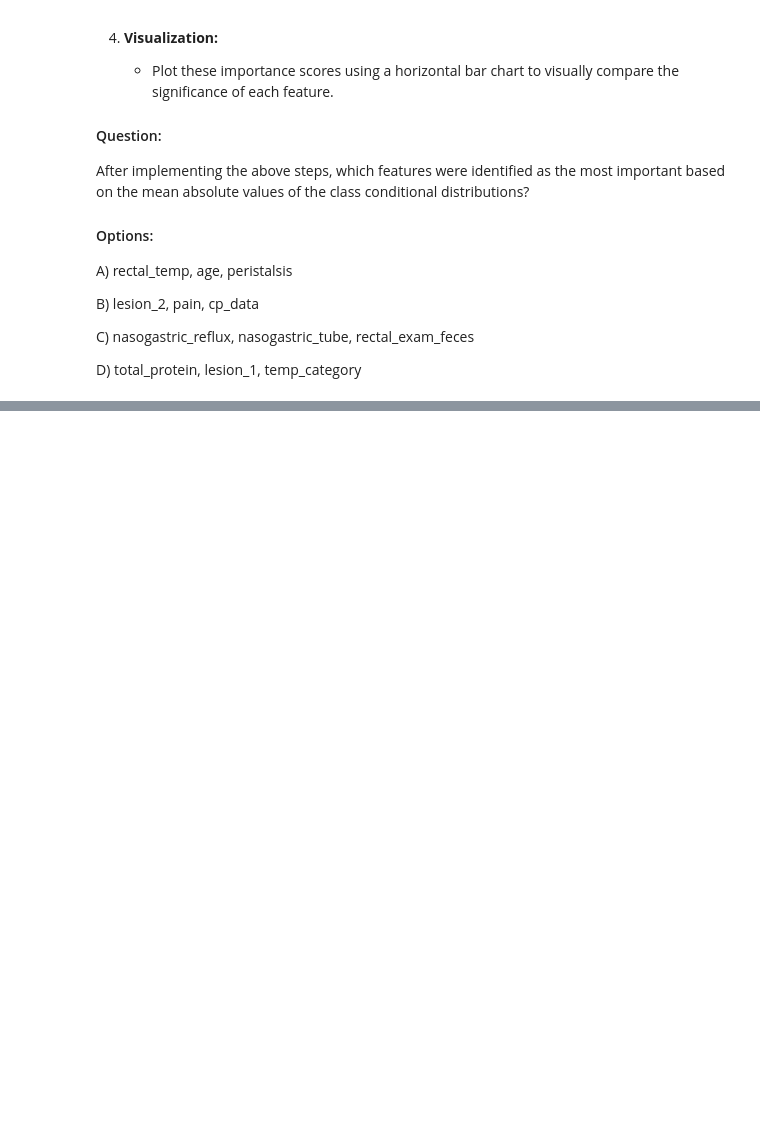
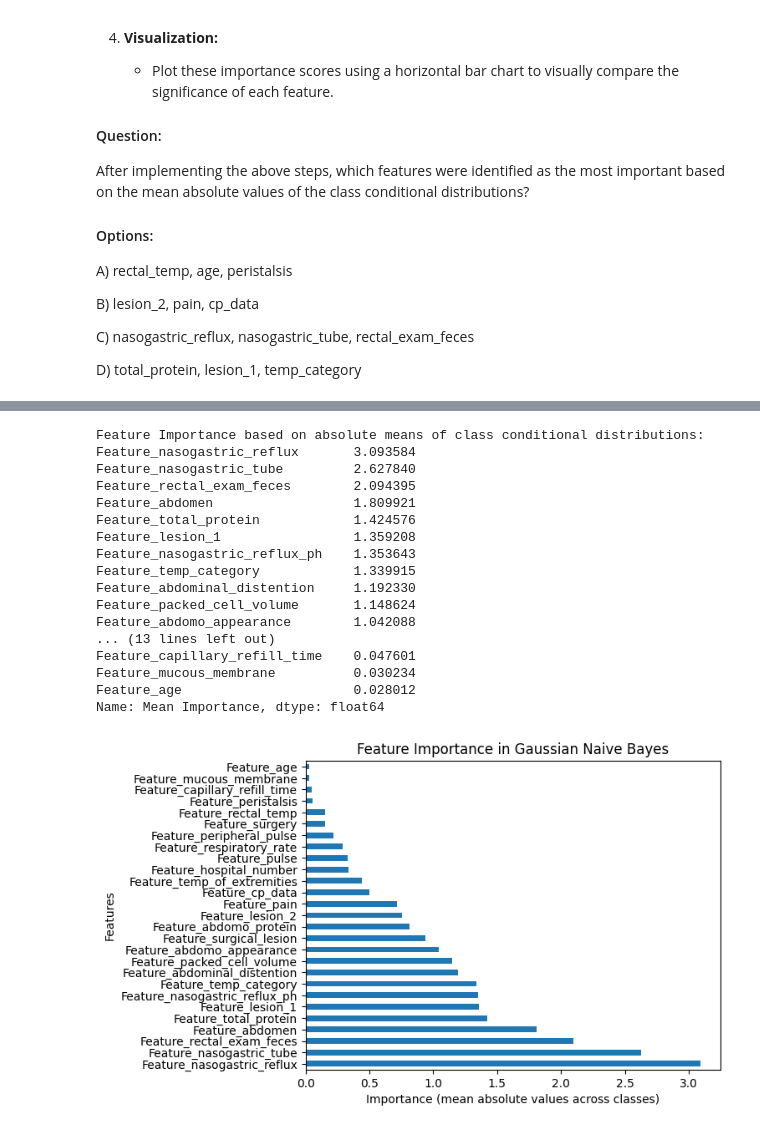
Before and after one commit to IshanSarkar/Topics-Practice, a Jupyter notebook: Naive_Bayes_Case_Study.ipynb, the cells around one changed output, grey strips where cells are left out. Drawn from its saved outputs; the diff is of its cells as text; code cells hidden in the pictures; blank space fills up the shorter version.

```diff
--- a/Naive_Bayes_Case_Study.ipynb
+++ b/Naive_Bayes_Case_Study.ipynb
@@ -793,20 +835,23 @@ C) Alpha = 0.5, Accuracy = 75%
 
 D) Alpha = 0.3, Accuracy = 53%
 # %%
-from sklearn.____ import GridSearchCV  # TODO: Import the necessary class for optimizing hyperparameters.
+from sklearn.model_selection import GridSearchCV  # Import the necessary class for optimizing hyperparameters
 import numpy as np
+from sklearn.naive_bayes import GaussianNB
 
 # Define a range of alpha values to test
 alpha_range = np.linspace(0.0, 1.0, 11)
 
 # Setup GridSearchCV to find the best alpha
-param_grid = {'_____': alpha_range}  # TODO: Specify the parameter name for Laplace smoothing in GaussianNB.
+param_grid = {'var_smoothing': alpha_range}  # Specify the parameter name for Laplace smoothing in GaussianNB
 gnb = GaussianNB()
-clf = GridSearchCV(____, param_grid, ___=5, ____='f1_weighted')  # TODO: Fill in the GridSearchCV constructor with the correct model and parameters.
-clf.____(X_train, y_train)  # TODO: Fit the GridSearchCV to the training data.
+clf = GridSearchCV(gnb, param_grid, cv=5, scoring='f1_weighted')  # Fill in the GridSearchCV constructor
+
+# Fit the GridSearchCV to the training data
+clf.fit(X_train, y_train_encoded)
 
 # Best alpha and its score
-best_alpha = clf.best_params_[_____]  # TODO: Extract the best alpha value from clf.
-best_score = clf.best_score_  # TODO: Extract the best score from clf.
+best_alpha = clf.best_params_['var_smoothing']  # Extract the best alpha value
+best_score = clf.best_score_  # Extract the best score
 print(f"Best alpha: {best_alpha}")
 print(f"Best scoring f1_weighted: {best_score:.2f}")
@@ -931,25 +1003,51 @@ D) total_protein, lesion_1, temp_category
 # %%
+import pandas as pd
+import numpy as np
+import matplotlib.pyplot as plt
+from sklearn.naive_bayes import GaussianNB
+
+# Assuming X_train is a NumPy array, manually define column names or use a DataFrame for X_train
+feature_names = [f'Feature_{i}' for i in X]  # Replace with actual feature names if available
+
 # Train the Gaussian Naive Bayes model
-model = GaussianNB(______ = 0.3) # TODO: Set the smoothing parameter to 0.3.
+model = GaussianNB(var_smoothing=0.3)
 model.fit(X_train, y_train)
 
-# TODO: Use the appropriate numpy function to calculate the absolute values of the means
-feature_importances = np.___(model._____)   # TODO: Access the attribute that stores the class conditional means.
+# Calculate the absolute values of the class conditional means
+feature_importances = np.abs(model.theta_)
 
-# Create a DataFrame to view these importances
-importance_df = pd.DataFrame(feature_importances, columns=X.columns)
+# Create a DataFrame for feature importances
+importance_df = pd.DataFrame(feature_importances, columns=feature_names)
 
 # Summing the importances across classes to get an overall importance score for each feature
-importance_df.loc['Mean Importance'] = importance_df.____(axis=0)  # TODO: Aggregate the means to get a single importance score per feature
-sorted_importance = importance_df.loc['Mean Importance']._______(ascending=False)   # TODO: Sort the features based on importance
+importance_df.loc['Mean Importance'] = importance_df.mean(axis=0)
+sorted_importance = importance_df.loc['Mean Importance'].sort_values(ascending=False)
 
+# Print and visualize the feature importances
 print("Feature Importance based on absolute means of class conditional distributions:")
 print(sorted_importance)
 
-# Optionally, visualize these importances
-import matplotlib.pyplot as plt
 sorted_importance.plot(kind='barh')
 plt.title('Feature Importance in Gaussian Naive Bayes')
 plt.ylabel('Features')
 plt.xlabel('Importance (mean absolute values across classes)')
 plt.show()
+# %% [output]
+Feature Importance based on absolute means of class conditional distributions:
+Feature_nasogastric_reflux       3.093584
+Feature_nasogastric_tube         2.627840
+Feature_rectal_exam_feces        2.094395
+Feature_abdomen                  1.809921
+Feature_total_protein            1.424576
+Feature_lesion_1                 1.359208
+Feature_nasogastric_reflux_ph    1.353643
+Feature_temp_category            1.339915
+Feature_abdominal_distention     1.192330
+Feature_packed_cell_volume       1.148624
+Feature_abdomo_appearance        1.042088
+... (13 lines left out)
+Feature_capillary_refill_time    0.047601
+Feature_mucous_membrane          0.030234
+Feature_age                      0.028012
+Name: Mean Importance, dtype: float64
+[figure, added]
```
Also changed, not shown: parts of 9 cells of this notebook.
